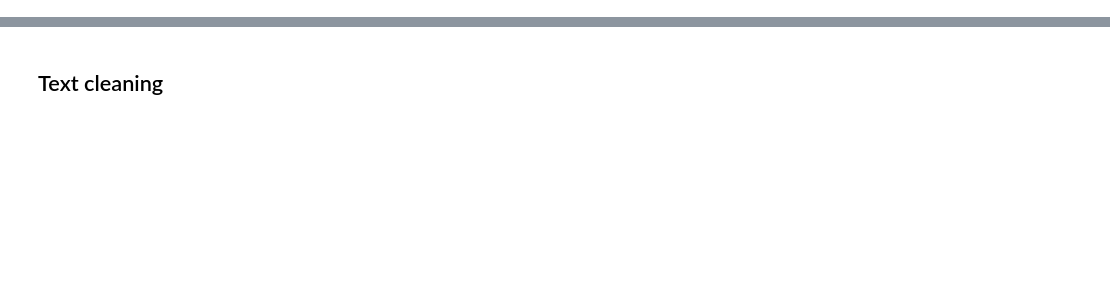
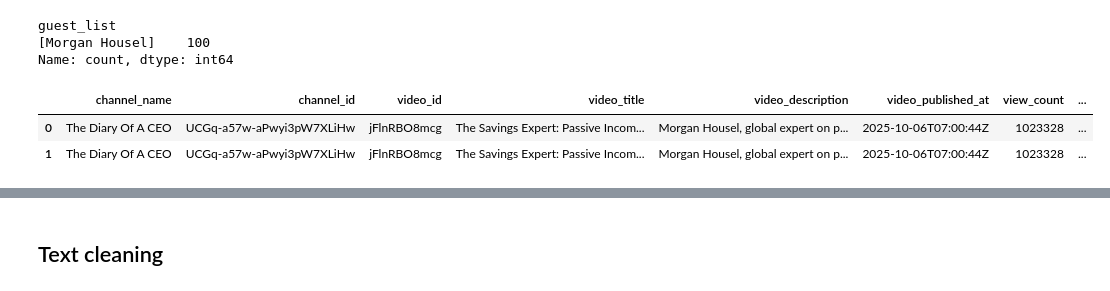
Before and after one commit to anesriad/Diary_Podcast_Recommender, a Jupyter notebook: notebooks/04_eda_model_choice.ipynb, the cells around one changed output, grey strips where cells are left out. Cells and saved outputs as stored; diff of their text form; code cells hidden in the pictures; blank space fills up the shorter version.

```diff
--- a/notebooks/04_eda_model_choice.ipynb
+++ b/notebooks/04_eda_model_choice.ipynb
@@ -19,0 +120,12 @@ df.head(2)
+# %%
+df['guest_list'].value_counts()
+# %% [output]
+guest_list
+[Morgan Housel]    100
+Name: count, dtype: int64
+# %%
+df.head(2)
+# %% [output]
+|  | channel_name | channel_id | video_id | video_title | video_description | video_published_at | view_count | ... |
+| 0 | The Diary Of A CEO | UCGq-a57w-aPwyi3pW7XLiHw | jFlnRBO8mcg | The Savings Expert: Passive Incom... | Morgan Housel, global expert on p... | 2025-10-06T07:00:44Z | 1023328 | ... |
+| 1 | The Diary Of A CEO | UCGq-a57w-aPwyi3pW7XLiHw | jFlnRBO8mcg | The Savings Expert: Passive Incom... | Morgan Housel, global expert on p... | 2025-10-06T07:00:44Z | 1023328 | ... |
```
Also changed, not shown: parts of 14 cells of this notebook, 46 other files.
